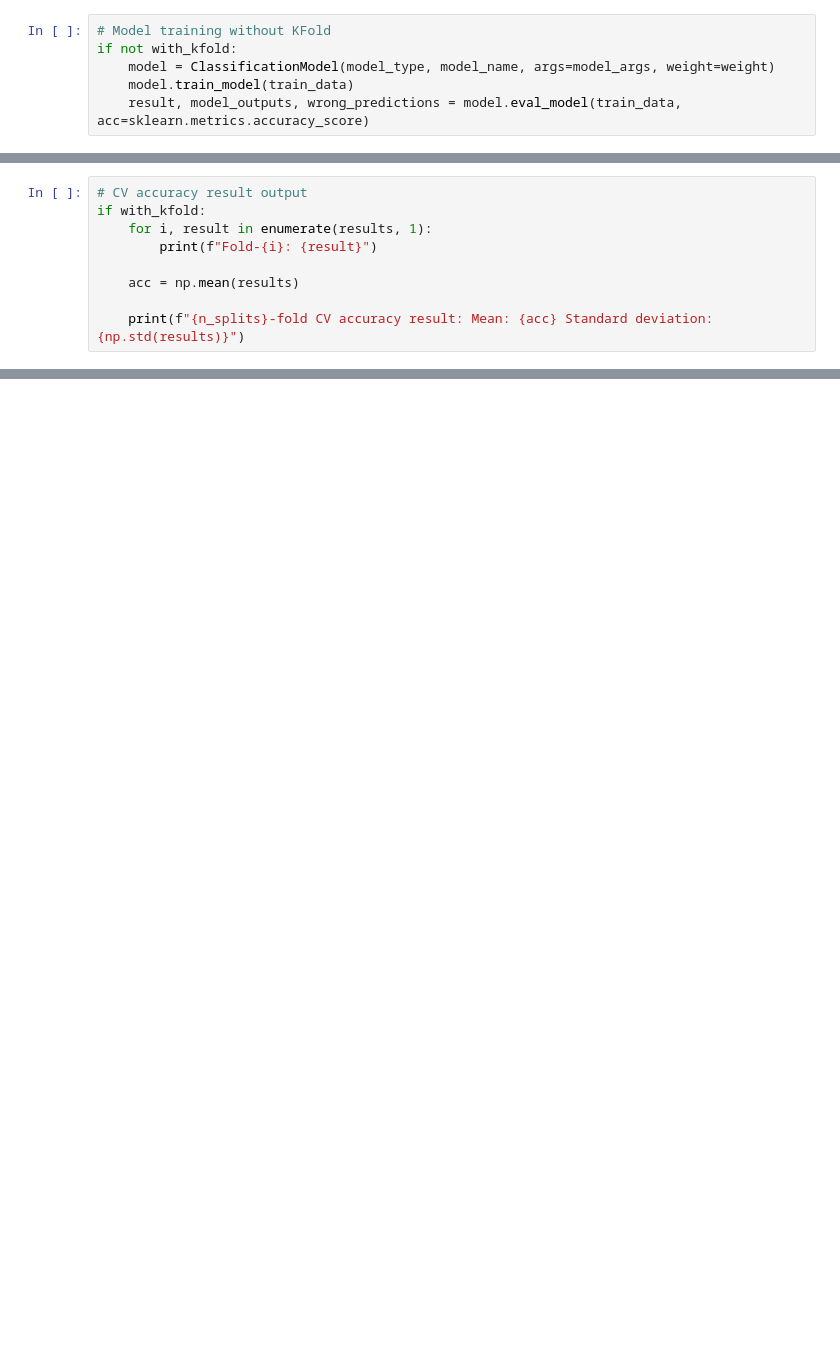
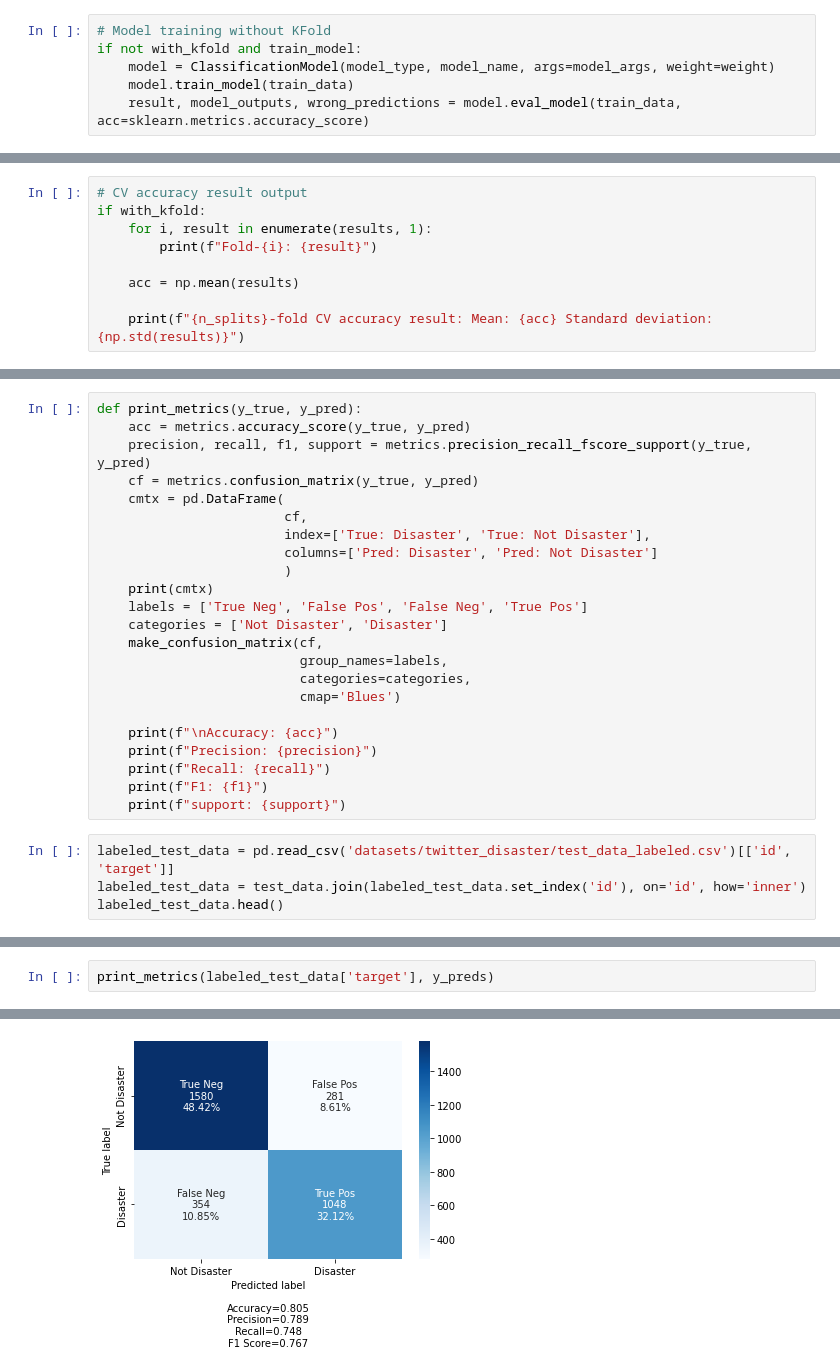
Before and after one commit to epfl-ada/ada-2021-project-hivemind, a Jupyter notebook: transformer_research.ipynb, the cells around one changed output, grey strips where cells are left out. Cells and saved outputs as stored; diff of their text form; blank space fills up the shorter version.

```diff
--- a/transformer_research.ipynb
+++ b/transformer_research.ipynb
@@ -186,6 +204,6 @@ Text examples
 # %%
 # Model training without KFold
-if not with_kfold:
+if not with_kfold and train_model:
     model = ClassificationModel(model_type, model_name, args=model_args, weight=weight)
     model.train_model(train_data)
     result, model_outputs, wrong_predictions = model.eval_model(train_data, acc=sklearn.metrics.accuracy_score)
@@ -271,0 +288,27 @@ plt.show()
+# %%
+def print_metrics(y_true, y_pred):
+    acc = metrics.accuracy_score(y_true, y_pred)
+    precision, recall, f1, support = metrics.precision_recall_fscore_support(y_true, y_pred)
+    cf = metrics.confusion_matrix(y_true, y_pred)
+    cmtx = pd.DataFrame(
+                        cf,
+                        index=['True: Disaster', 'True: Not Disaster'],
+                        columns=['Pred: Disaster', 'Pred: Not Disaster']
+                        )
+    print(cmtx)
+    labels = ['True Neg', 'False Pos', 'False Neg', 'True Pos']
+    categories = ['Not Disaster', 'Disaster']
+    make_confusion_matrix(cf,
+                          group_names=labels,
+                          categories=categories,
+                          cmap='Blues')
+
+    print(f"\nAccuracy: {acc}")
+    print(f"Precision: {precision}")
+    print(f"Recall: {recall}")
+    print(f"F1: {f1}")
+    print(f"support: {support}")
+# %%
+labeled_test_data = pd.read_csv('datasets/twitter_disaster/test_data_labeled.csv')[['id', 'target']]
+labeled_test_data = test_data.join(labeled_test_data.set_index('id'), on='id', how='inner')
+labeled_test_data.head()
@@ -271,0 +322,3 @@ plt.show()
+# %%
+print_metrics(labeled_test_data['target'], y_preds)
+# %% [output]
@@ -271,0 +334 @@ plt.show()
+[figure, added]
```
Also changed, not shown: parts of 34 cells of this notebook.
